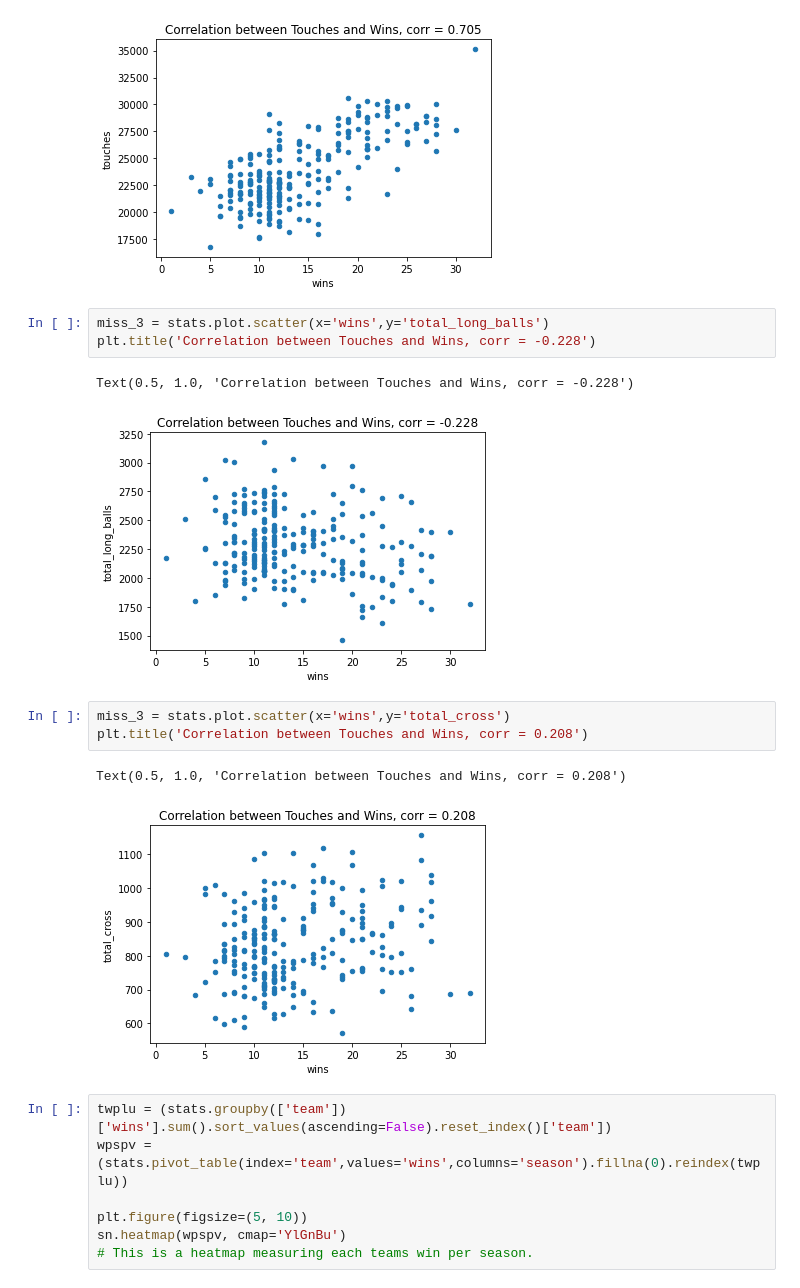
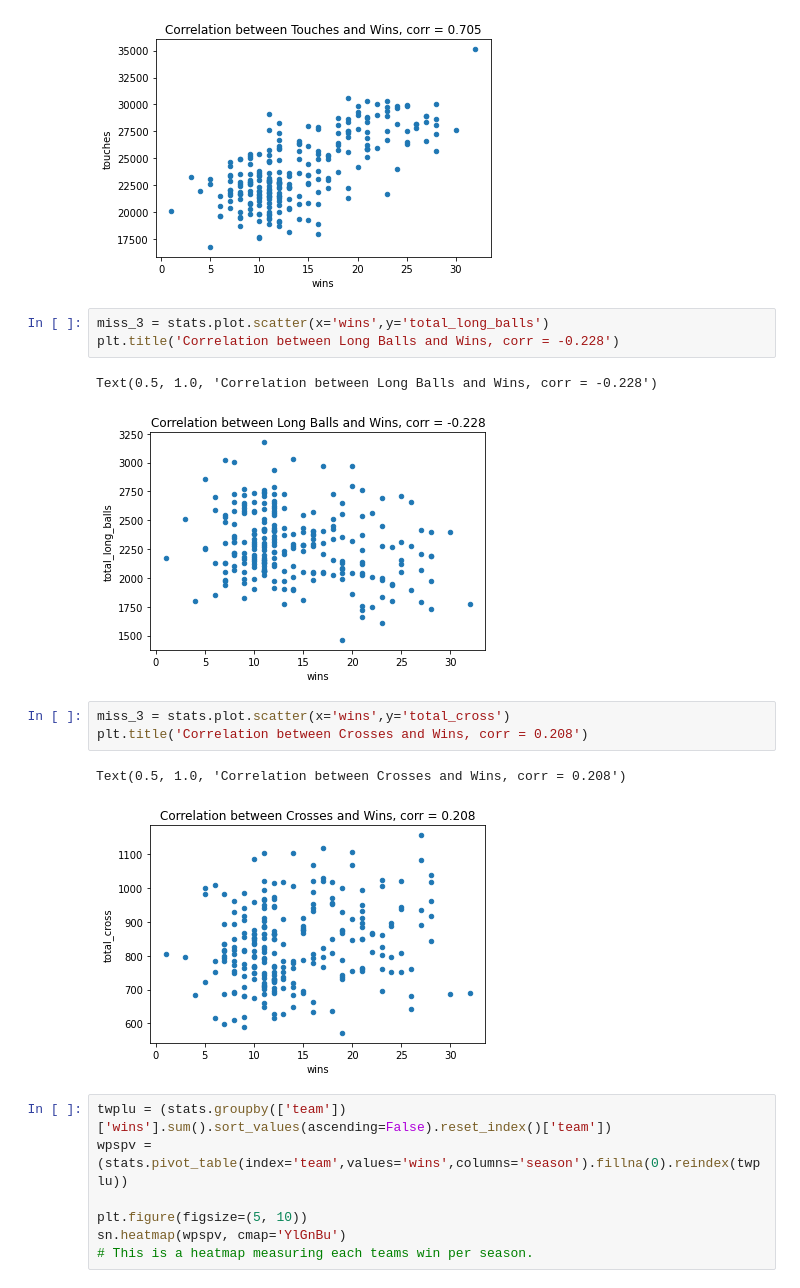
Before and after one commit to fahadalsaud1/EDA2, a Jupyter notebook: Untitled1.ipynb, the cells around one changed output. Saved outputs shown, nothing was run; the diff lists cells and outputs as text.

```diff
--- a/Untitled1.ipynb
+++ b/Untitled1.ipynb
@@ -138,15 +138,15 @@ Text(0.5, 1.0, 'Correlation between Touches and Wins, corr = 0.705')
 [figure]
 # %%
 miss_3 = stats.plot.scatter(x='wins',y='total_long_balls')
-plt.title('Correlation between Touches and Wins, corr = -0.228')
+plt.title('Correlation between Long Balls and Wins, corr = -0.228')
 # %% [output]
-Text(0.5, 1.0, 'Correlation between Touches and Wins, corr = -0.228')
+Text(0.5, 1.0, 'Correlation between Long Balls and Wins, corr = -0.228')
-[figure, old version]
+[figure, new version]
 # %%
 miss_3 = stats.plot.scatter(x='wins',y='total_cross')
-plt.title('Correlation between Touches and Wins, corr = 0.208')
+plt.title('Correlation between Crosses and Wins, corr = 0.208')
 # %% [output]
-Text(0.5, 1.0, 'Correlation between Touches and Wins, corr = 0.208')
+Text(0.5, 1.0, 'Correlation between Crosses and Wins, corr = 0.208')
 [figure]
 # %%
 twplu = (stats.groupby(['team'])['wins'].sum().sort_values(ascending=False).reset_index()['team'])
```
